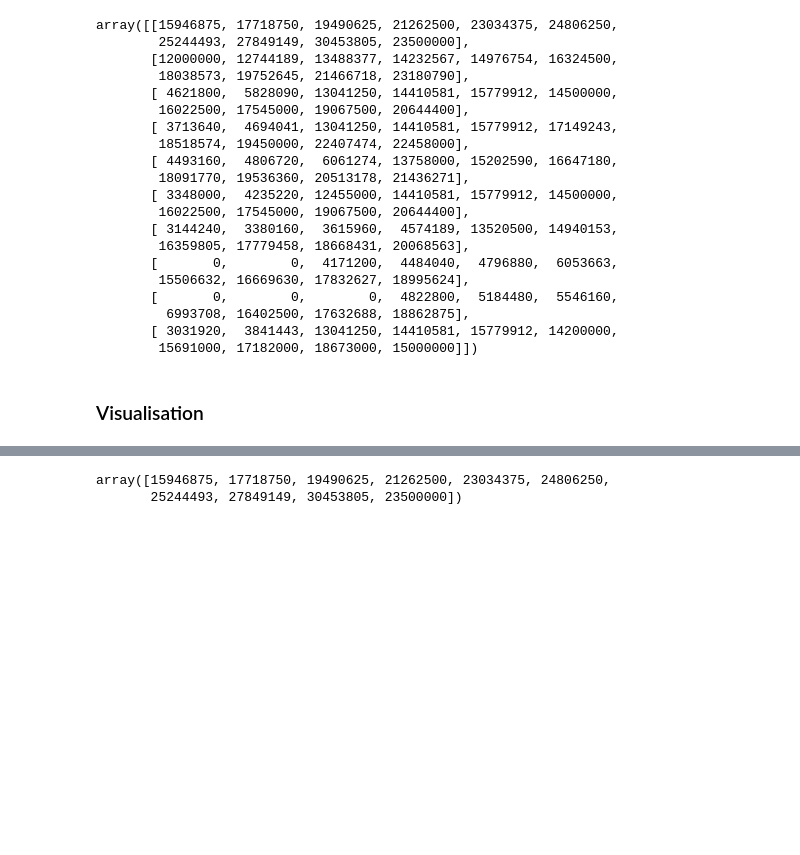
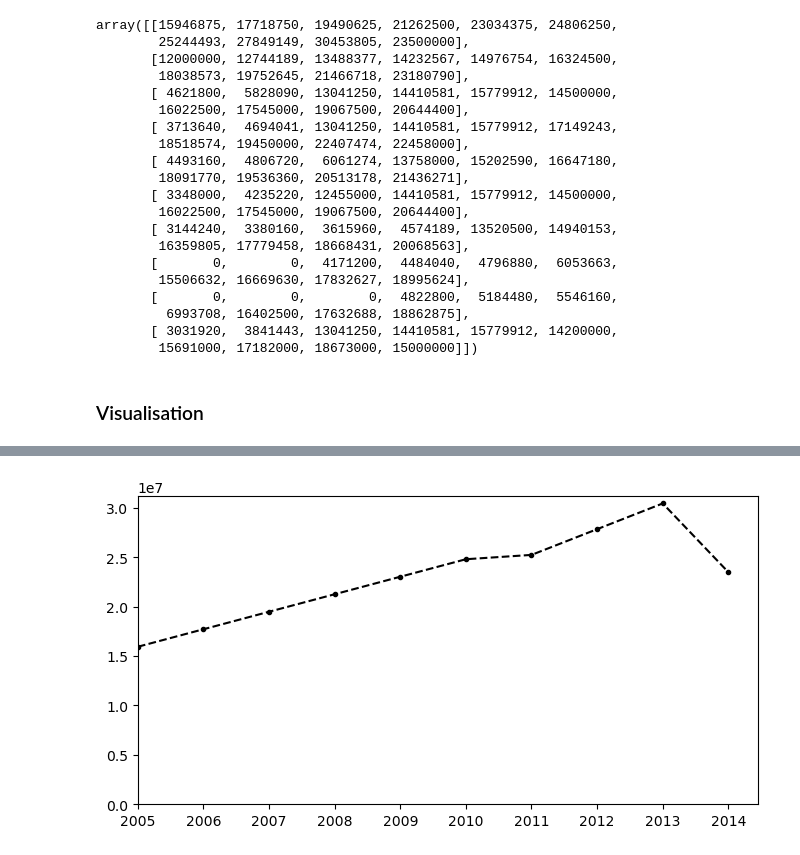
Before and after one commit to munigantiarun/python_data_analytics_udemy, a Jupyter notebook: 4.Matrices/FirstVisualisation.ipynb, the cells around one changed output, grey strips where cells are left out. Cells and saved outputs as stored; diff of their text form; code cells hidden in the pictures; blank space fills up the shorter version.

```diff
--- a/4.Matrices/FirstVisualisation.ipynb
+++ b/4.Matrices/FirstVisualisation.ipynb
@@ -179,4 +183,10 @@ plt.plot(Salary[0])
 # %%
+plt.plot(Salary[0], c='Black', ls='--', marker='o', ms='3')
+plt.xticks(list(range(0,10)), Seasons)
+
+plt.xlim(0)
+plt.ylim(0)
+
+plt.show()
 # %% [output]
-array([15946875, 17718750, 19490625, 21262500, 23034375, 24806250,
-       25244493, 27849149, 30453805, 23500000])
+[figure, added]
```
Also changed, not shown: parts of 2 cells of this notebook, 5 other files.
